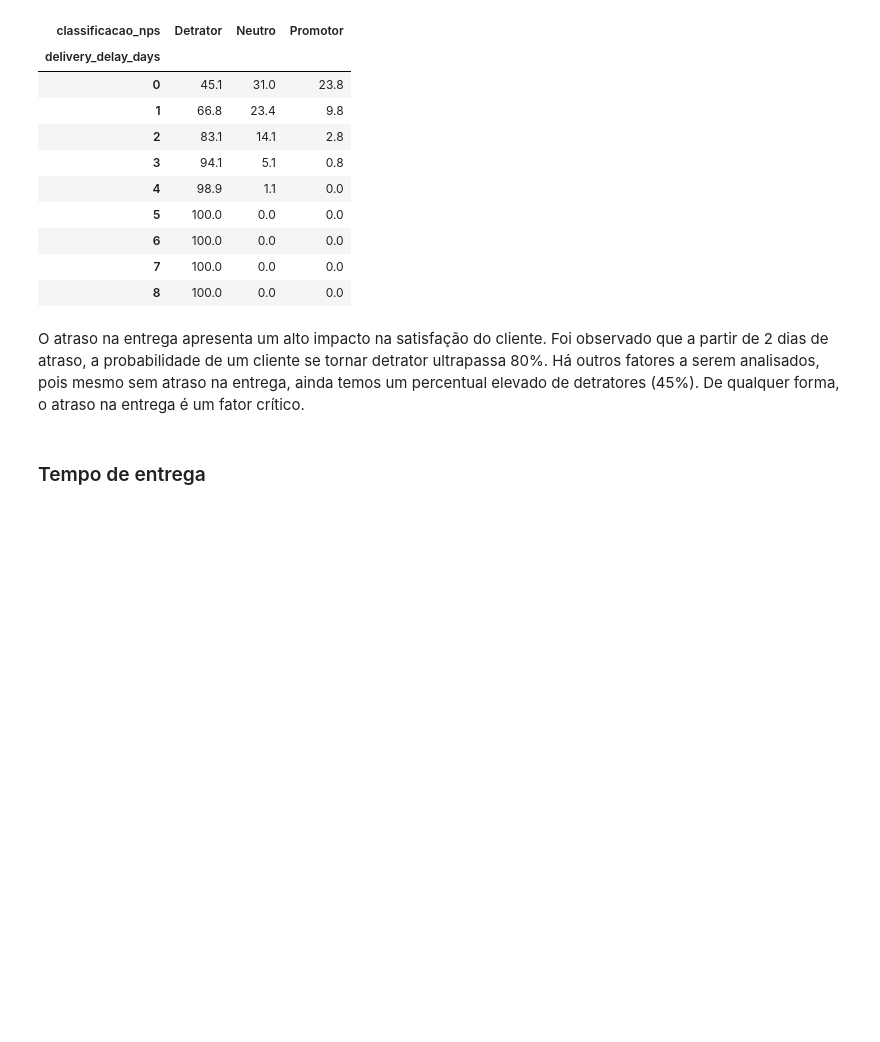
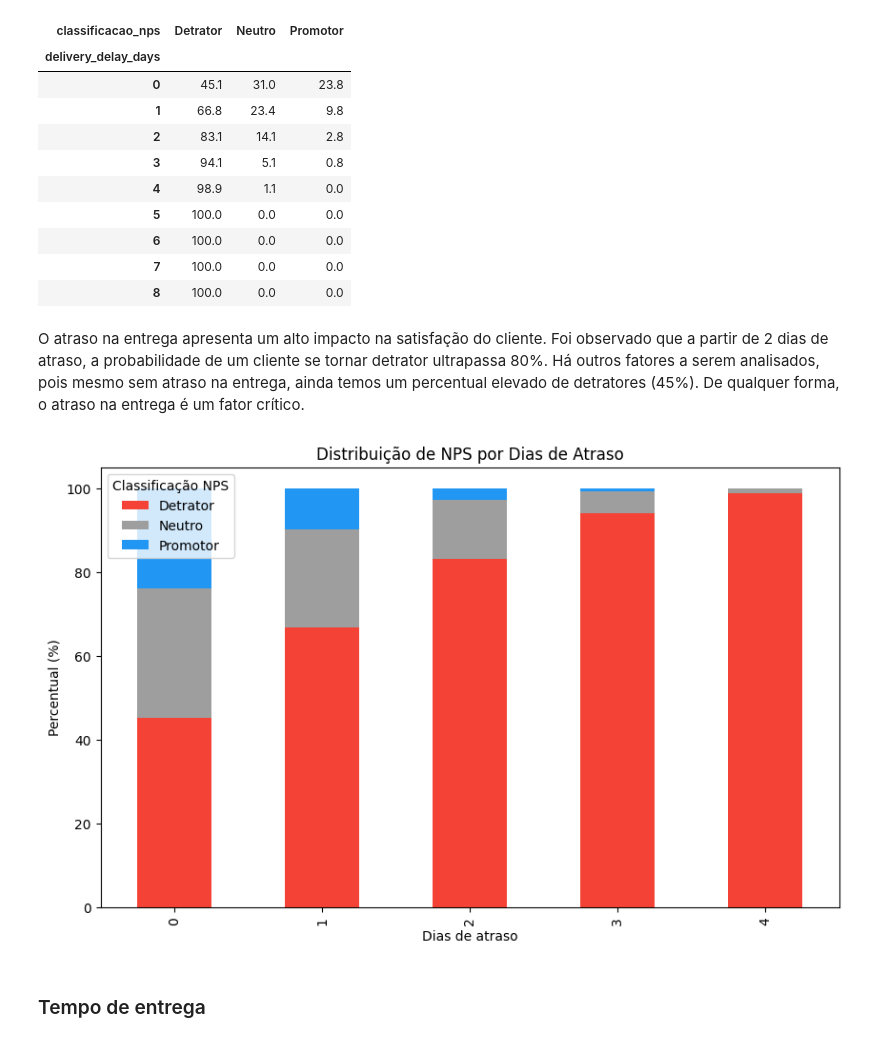
Before and after one commit to ceciliafujita/FIAP_1IAST, a Jupyter notebook: IAST1_TechChallenge_Fase1.ipynb, the cells around one changed output. Saved outputs shown, nothing was run; the diff lists cells and outputs as text; code cells hidden in the pictures; blank space fills up the shorter version.

```diff
--- a/IAST1_TechChallenge_Fase1.ipynb
+++ b/IAST1_TechChallenge_Fase1.ipynb
@@ -527,6 +519,33 @@ pd.crosstab(nps_df['delivery_delay_days'], nps_df['classificacao_nps'], normaliz
 O atraso na entrega apresenta um alto impacto na satisfação do cliente. Foi observado que a partir de 2 dias de atraso, a probabilidade de um cliente se tornar detrator ultrapassa 80%.
 Há outros fatores a serem analisados, pois mesmo sem atraso na entrega, ainda temos um percentual elevado de detratores (45%).
 De qualquer forma, o atraso na entrega é um fator crítico.
+# %%
+tabela = (
+    pd.crosstab(
+        nps_df['delivery_delay_days'],
+        nps_df['classificacao_nps'],
+        normalize='index'
+    ).round(3) * 100
+)
+
+tabela_dia4 = tabela.loc[0:4].copy()
+
+cores = ['#F44336', '#9E9E9E', '#2196F3']
+
+tabela_dia4.plot(
+    kind='bar',
+    stacked=True,
+    figsize=(10,6),
+    color=cores
+)
+
+plt.ylabel('Percentual (%)')
+plt.xlabel('Dias de atraso')
+plt.title('Distribuição de NPS por Dias de Atraso')
+plt.legend(title='Classificação NPS')
+plt.show()
+# %% [output]
+[figure, added]
 # %% [markdown]
 ### Tempo de entrega
 # %%
```
Also changed, not shown: parts of 7 cells of this notebook.
